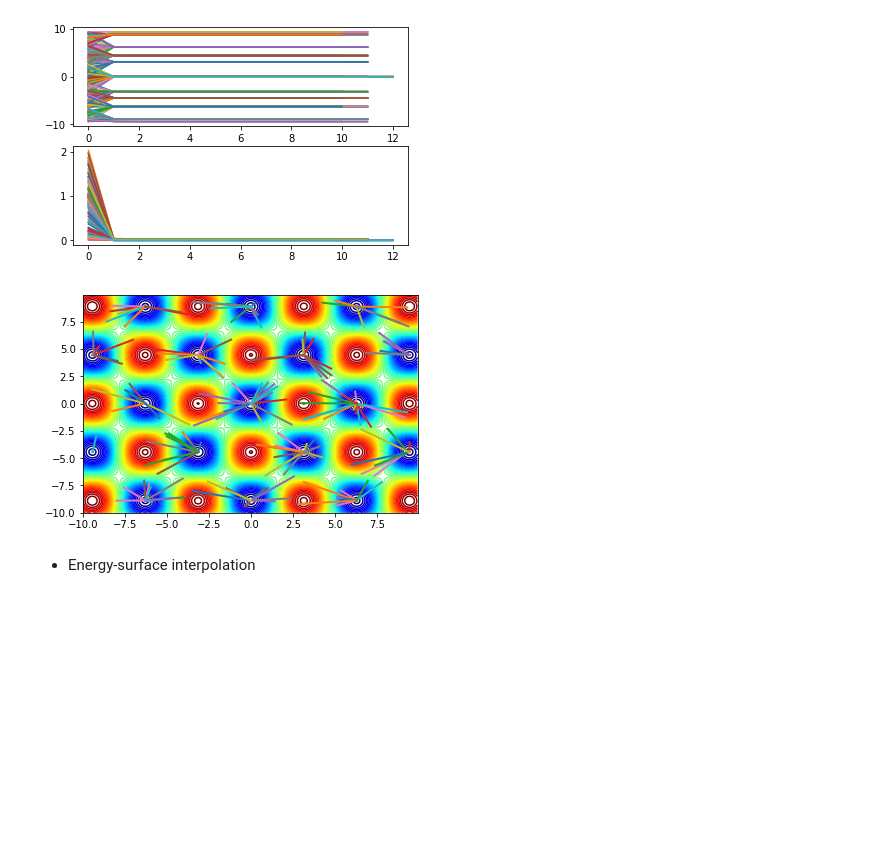
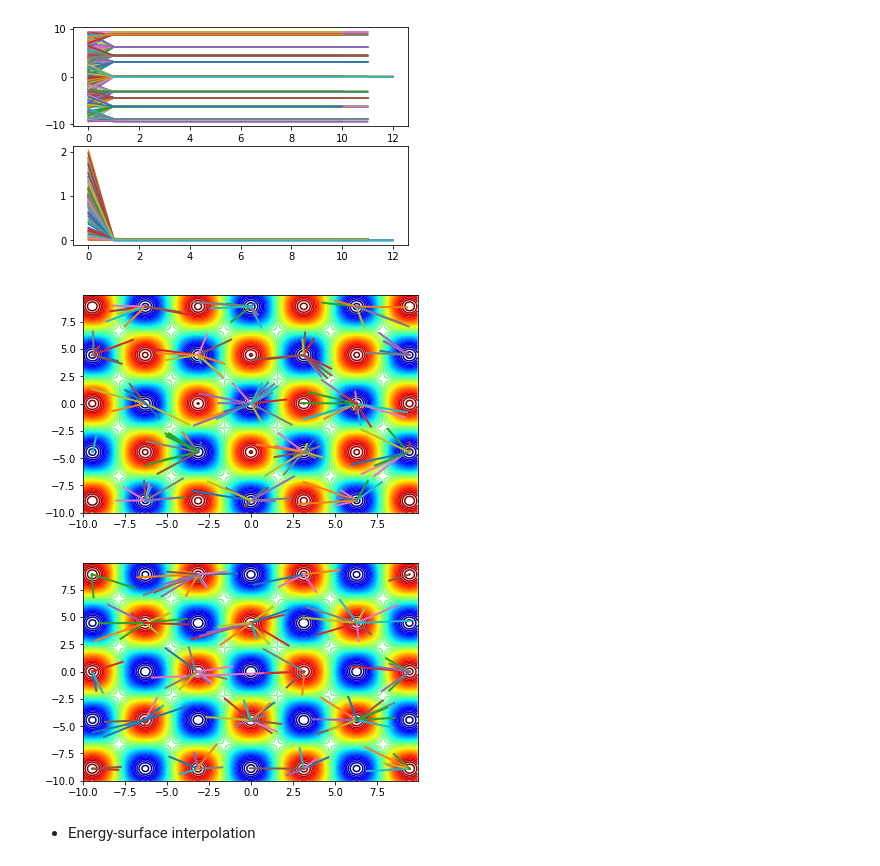
Before and after one commit to mmckerns/tutmom, a Jupyter notebook: workflow.ipynb, the cells around one changed output. Saved outputs shown, nothing was run; the diff lists cells and outputs as text; code cells hidden in the pictures; blank space fills up the shorter version.

```diff
--- a/workflow.ipynb
+++ b/workflow.ipynb
@@ -498,8 +449,10 @@ mystic.log_reader('log.txt')
 # %%
 import mystic
 mystic.model_plotter(mystic.models.griewangk, 'log.txt', bounds="-10:10:.1, -10:10:.1")
+mystic.model_plotter(mystic.models.griewangk, 'inv.txt', bounds="-10:10:.1, -10:10:.1")
 # %% [output]
 [figure]
+[figure, added]
 # %% [markdown]
 * Energy-surface interpolation
 # %% [markdown]
```
Also changed, not shown: parts of 3 cells of this notebook.
